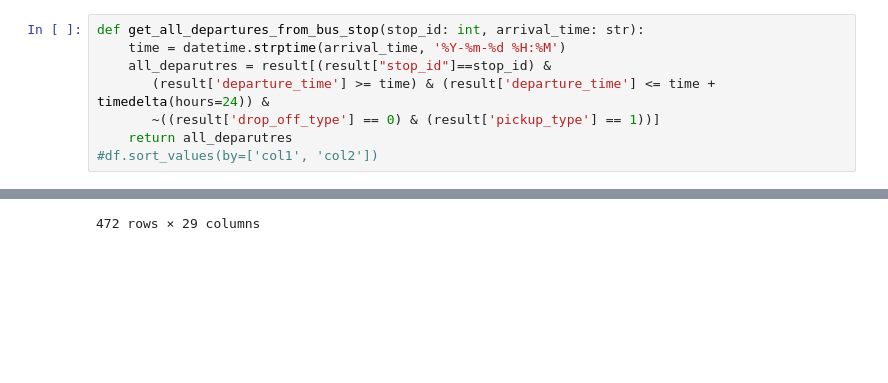
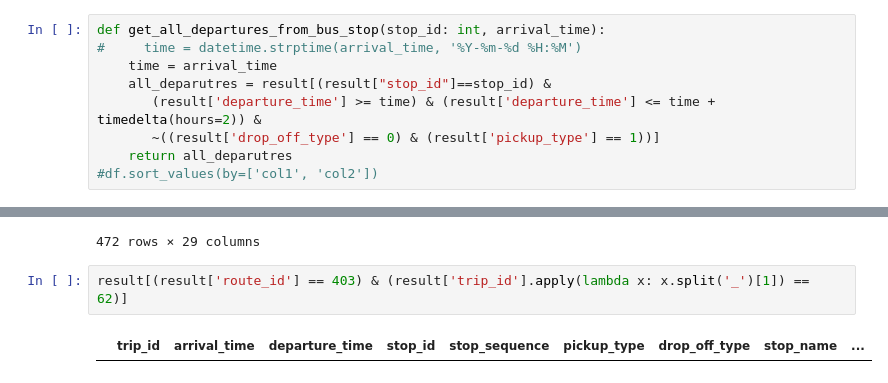
Before and after one commit to Mazurel/PG-Hackaton-2023, a Jupyter notebook: solution/testing.ipynb, the cells around one changed output, grey strips where cells are left out. Cells and saved outputs as stored; diff of their text form; blank space fills up the shorter version.

```diff
--- a/solution/testing.ipynb
+++ b/solution/testing.ipynb
@@ -44,10 +44,11 @@ result['departure_time'] = result['departure_time'].apply(lambda x: datetime.str
 # %% [markdown]
 <h1>Functions</h1>
 # %%
-def get_all_departures_from_bus_stop(stop_id: int, arrival_time: str):
-    time = datetime.strptime(arrival_time, '%Y-%m-%d %H:%M')
+def get_all_departures_from_bus_stop(stop_id: int, arrival_time):
+#     time = datetime.strptime(arrival_time, '%Y-%m-%d %H:%M')
+    time = arrival_time
     all_deparutres = result[(result["stop_id"]==stop_id) &
-       (result['departure_time'] >= time) & (result['departure_time'] <= time + timedelta(hours=24)) &
+       (result['departure_time'] >= time) & (result['departure_time'] <= time + timedelta(hours=2)) &
        ~((result['drop_off_type'] == 0) & (result['pickup_type'] == 1))]
     return all_deparutres
 #df.sort_values(by=['col1', 'col2'])
@@ -158,3 +193,7 @@ result[result['stop_name'] == 'Rondo Mazowieckiego 01']
 | 1150113 | 258202301260500_11_258-10 | 2023-01-26 05:18:00 | 2023-01-26 05:18:00 | 14563 | 11 | 0 | 0 | Rondo Mazowieckiego 01 | ... |
 | 1150137 | 258202301261311_11_258-32 | 2023-01-26 13:31:00 | 2023-01-26 13:31:00 | 14563 | 11 | 0 | 0 | Rondo Mazowieckiego 01 | ... |
 472 rows × 29 columns
+# %%
+result[(result['route_id'] == 403) & (result['trip_id'].apply(lambda x: x.split('_')[1]) == 62)]
+# %% [output]
+|  | trip_id | arrival_time | departure_time | stop_id | stop_sequence | pickup_type | drop_off_type | stop_name | ... |
```
Also changed, not shown: parts of 5 cells of this notebook.
